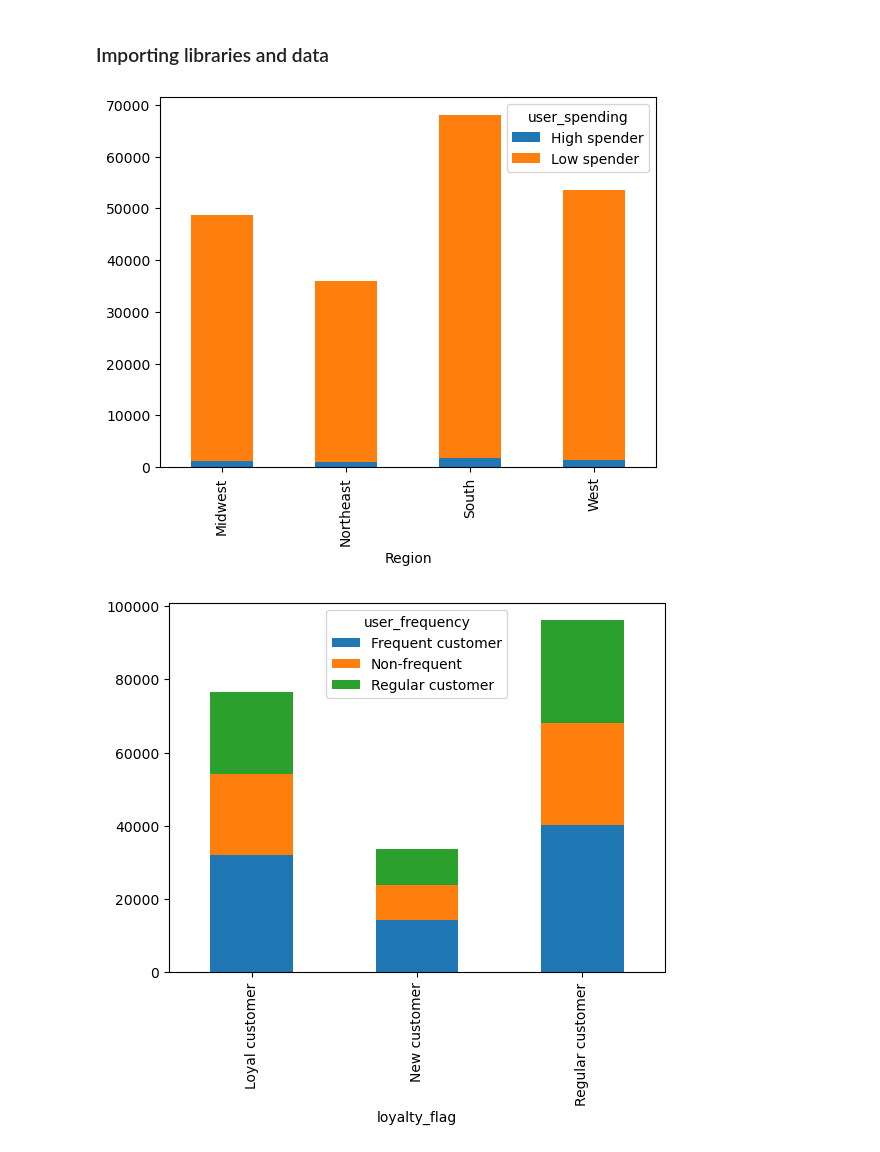
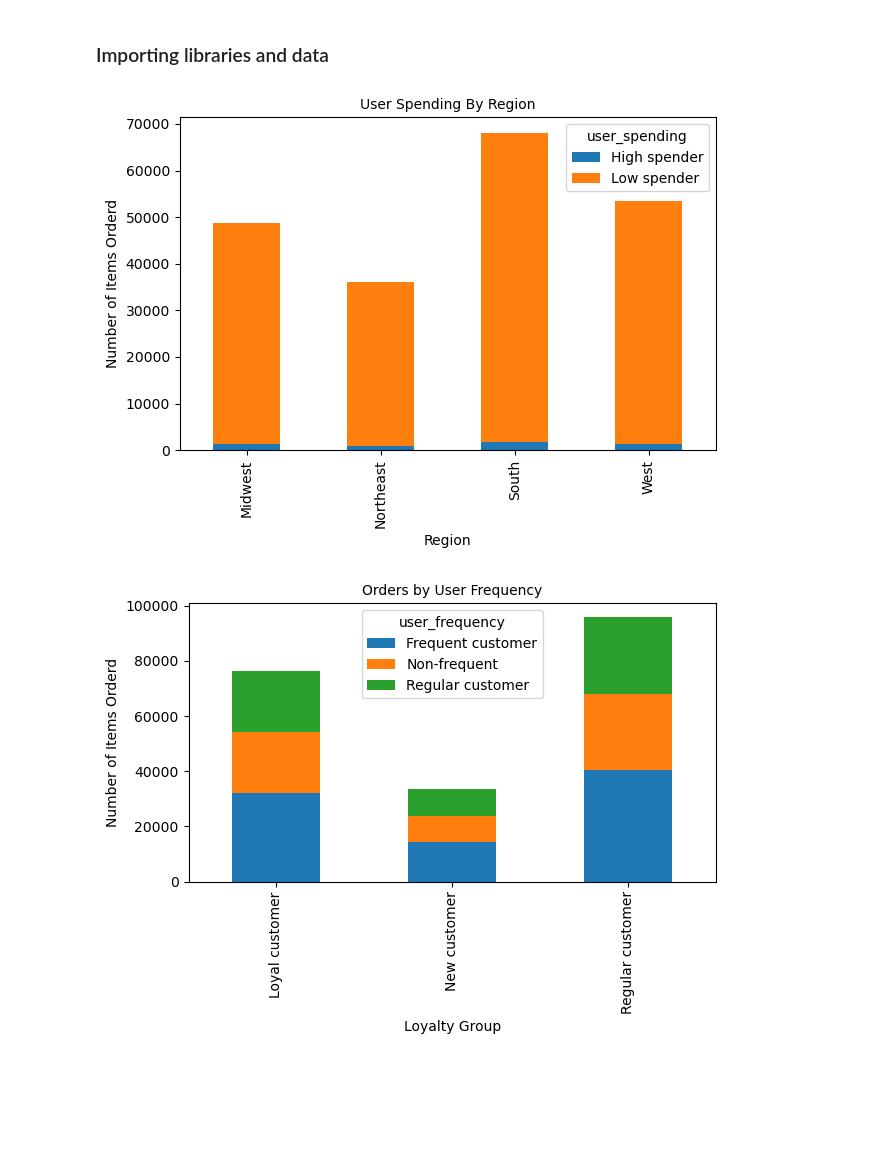
Before and after one commit to JennyferVik/IC-Analysis, a Jupyter notebook: Scripts/4.10 Additional Visualizations.ipynb, the cells around one changed output. Cells and saved outputs as stored; diff of their text form; code cells hidden in the pictures; blank space fills up the shorter version.

```diff
--- a/Scripts/4.10 Additional Visualizations.ipynb
+++ b/Scripts/4.10 Additional Visualizations.ipynb
@@ -20,8 +20,13 @@ ic_data = pd.read_pickle(os.path.join(path, 'Data', 'Prepared', 'ic_data_final.p
 region_spending_counts = ic_data.groupby(['Region','user_spending']).size().unstack(fill_value=0)
 # %%
 bar_region_spending = region_spending_counts.plot.bar(stacked=True)
+plt.xlabel('Region', fontsize = 10,)
+plt.ylabel('Number of Items Orderd', fontsize = 10)
+plt.title('User Spending By Region', fontsize = 10)
+plt.tight_layout()
+plt.show()
 # %% [output]
-[figure, old version]
+[figure, new version]
 # %%
 # exporting chart
 bar_region_spending.figure.savefig(os.path.join(path, 'Analysis', 'Visualizations', 'bar_region_spending.png'))
@@ -30,8 +35,13 @@ bar_region_spending.figure.savefig(os.path.join(path, 'Analysis', 'Visualization
 loyalty_frequency_counts = ic_data.groupby(['loyalty_flag','user_frequency']).size().unstack(fill_value=0)
 # %%
 bar_loyatly_frequency = loyalty_frequency_counts.plot.bar(stacked=True)
+plt.xlabel('Loyalty Group', fontsize = 10,)
+plt.ylabel('Number of Items Orderd', fontsize = 10)
+plt.title('Orders by User Frequency', fontsize = 10)
+plt.tight_layout()
+plt.show()
 # %% [output]
-[figure, old version]
+[figure, new version]
 # %%
 # export frequency and loyalty
 bar_loyatly_frequency.figure.savefig(os.path.join(path, 'Analysis', 'Visualizations', 'bar_loyalty_frequency.png'))
```
Also changed, not shown: parts of 4 cells of this notebook.
